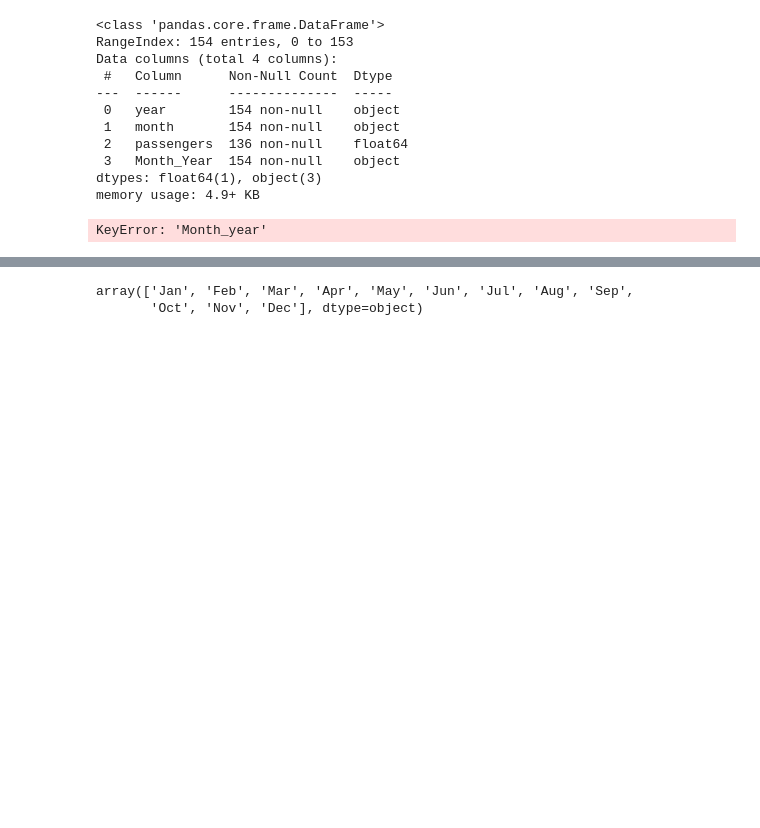
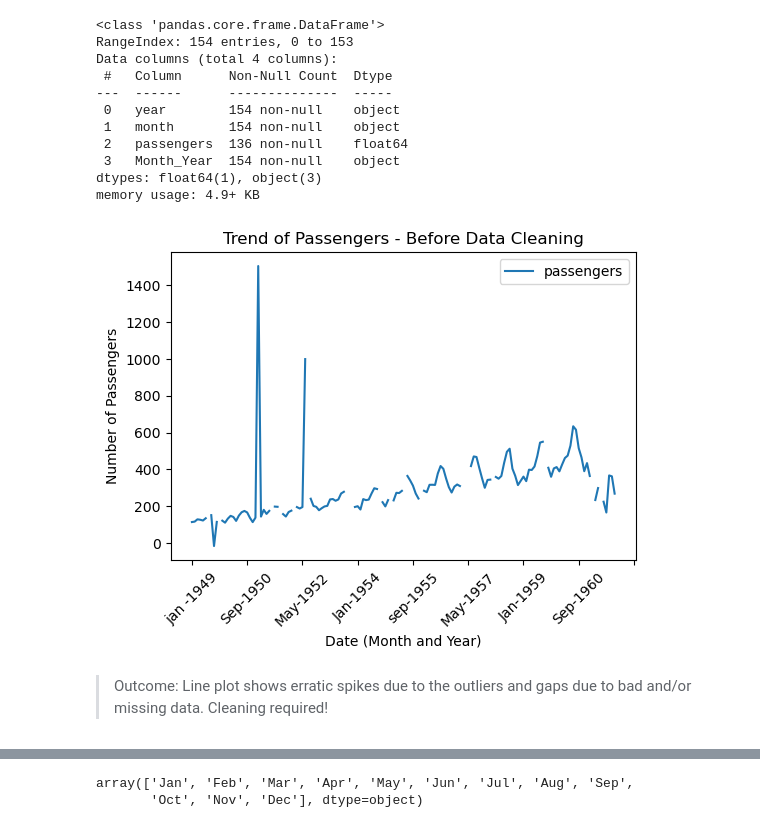
Before and after one commit to walidazimi-star/CA-Data-Science-Mini_Project_1_EDA, a Jupyter notebook: 7. EDA Mini Project Demo.ipynb, the cells around one changed output, grey strips where cells are left out. Saved outputs shown, nothing was run; the diff lists cells and outputs as text; code cells hidden in the pictures; blank space fills up the shorter version.

Commit message:
EDA Continued - Data Cleaning- WIP

```diff
--- a/7. EDA Mini Project Demo.ipynb
+++ b/7. EDA Mini Project Demo.ipynb
@@ -243,11 +260,11 @@ Data columns (total 4 columns):
 dtypes: float64(1), object(3)
 memory usage: 4.9+ KB
 # %%
-flights.plot('Month_year', figsize=(6, 4))
-flights.plot('Month_Year')
+flights.plot('Month_Year', figsize=(6, 4))
 plt.title('Trend of Passengers - Before Data Cleaning')
-plt.xlabel('Date (Month and Year')
+plt.xlabel('Date (Month and Year)')
 plt.ylabel('Number of Passengers')
+plt.xticks(rotation=45)
 plt.show();
 # %% [output]
-KeyError: 'Month_year'
+[figure, added]
@@ -256,3 +271,5 @@ KeyError: 'Month_year'
+# %% [markdown]
+> Outcome: Line plot shows erratic spikes due to the outliers and gaps due to bad and/or missing data. Cleaning required!
 # %%
 # heatmap
 plt.figure(figsize=(10, 8))
```
Also changed, not shown: parts of 26 cells of this notebook.
